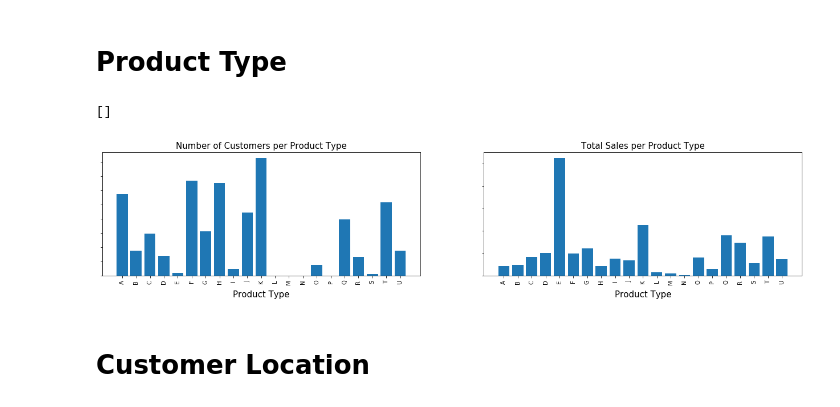
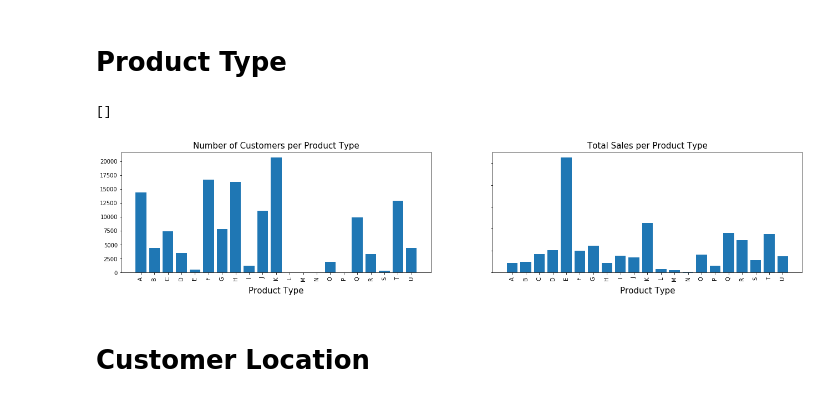
Before and after one commit to wsjk/Capstone_2, a Jupyter notebook: notebooks/eda_for_customers.ipynb, the cells around one changed output. Saved outputs shown, nothing was run; the diff lists cells and outputs as text; code cells hidden in the pictures.

```diff
--- a/notebooks/eda_for_customers.ipynb
+++ b/notebooks/eda_for_customers.ipynb
@@ -41,23 +41,23 @@ pt_groups = pt.groupby(['dept','pt'],as_index=False).agg({'customer_id':'count',
 # %%
 data = pt_groups
 fig = plt.figure(figsize=(22,4))
 
 ax = plt.subplot(121)
 ax.set_title('Number of Customers per Product Type', fontsize=15)
 plt.bar(data.pt, data.customer_id)
 plt.xticks(rotation=90, fontsize=10)
 plt.xlabel('Product Type', fontsize=15, labelpad=10)
-ax.set_yticklabels([])
+#ax.set_yticklabels([])
 
 ax = plt.subplot(122)
 ax.set_title('Total Sales per Product Type', fontsize=15)
 plt.bar(data.pt, data.sales)
 plt.xticks(rotation=90, fontsize=10)
 plt.xlabel('Product Type', fontsize=15, labelpad=10)
 ax.set_yticklabels([])
 # %% [output]
 []
-[figure, old version]
+[figure, new version]
 # %% [markdown]
 # Customer Location
 # %%
```
Also changed, not shown: parts of 2 cells of this notebook, 3 other files.
